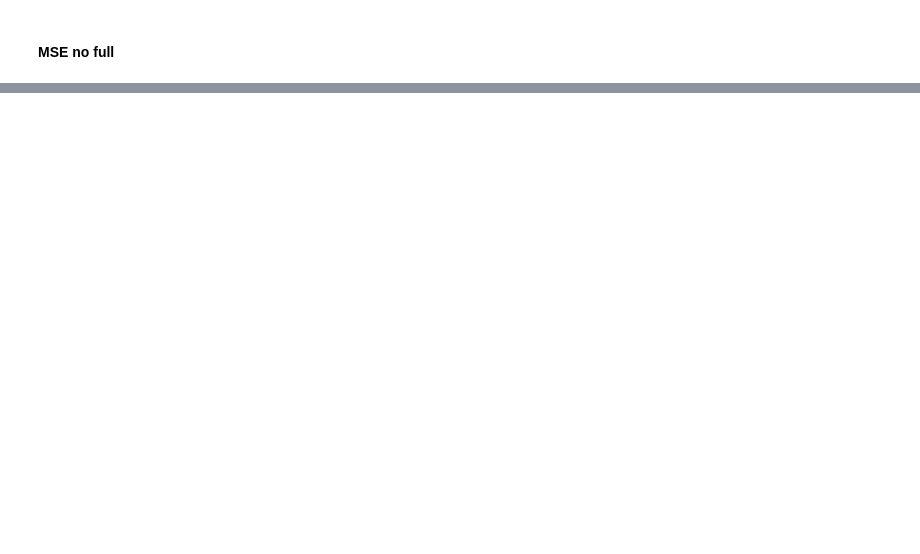
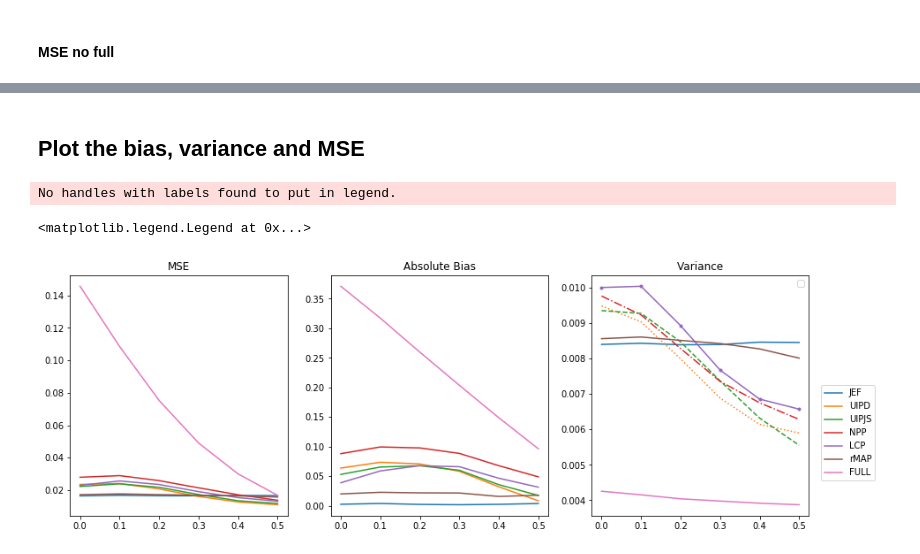
Before and after one commit to JINhuaqing/UIP, a Jupyter notebook: NormSetting/Norm_ana_MSE.ipynb, the cells around one changed output, grey strips where cells are left out. Drawn from its saved outputs; the diff is of its cells as text; code cells hidden in the pictures; blank space fills up the shorter version.

```diff
--- a/NormSetting/Norm_ana_MSE.ipynb
+++ b/NormSetting/Norm_ana_MSE.ipynb
@@ -190 +190,69 @@ rMAP     0.017268
 dtype: float64
+# %% [markdown]
+## Plot the bias, variance and MSE
+# %%
+n = 120
+fls = root.glob(f"SimBiostatR1*_n{n}.pkl")
+fls = list(fls)
+fls = sorted(fls, key=sortdir)
+# %%
+bias = ddict(list)
+varss = ddict(list)
+mses = ddict(list)
+thetas = []
+# %%
+for fl in fls:
+    thetaC = sortdir(fl)/100
+    thetas.append(thetaC)
+    cleanData = load_pkl(fl)
+    res = ObtainMSE(cleanData, thetaC)
+    for key in res.keys():
+        bias[key].append(np.mean(res[key]["Bias"]))
+        varss[key].append(np.mean(res[key]["Var"]))
+        mses[key].append(np.mean(res[key]["MSE"]))
+# %%
+fig = plt.figure(figsize=[15, 5])
+axes = fig.subplots(1, 3)
+
+low = 0
+up = 6
+axes[0].set_title("MSE")
+#axes[0].set_ylim([0, 0.05])
+axes[0].plot(thetas[low:up], mses["JEF"][low:up], "-", label="JEF")
+axes[0].plot(thetas[low:up], mses["UIPD"][low:up], label="UIPD")
+axes[0].plot(thetas[low:up], mses["UIPJS"][low:up], label="UIPJS")
+axes[0].plot(thetas[low:up], mses["NPP"][low:up], label="NPP")
+axes[0].plot(thetas[low:up], mses["LCP"][low:up], label="LCP")
+axes[0].plot(thetas[low:up], mses["rMAP"][low:up], label="rMAP")
+axes[0].plot(thetas[low:up], mses["FULL"][low:up], label="FULL")
+#plt.legend()
+
+axes[1].set_title("Absolute Bias")
+#axes[1].set_ylim([-0.01, 0.21])
+axes[1].plot(thetas[low:up], np.abs(bias["JEF"][low:up]), "-", label="JEF")
+axes[1].plot(thetas[low:up], np.abs(bias["UIPD"][low:up]), label="UIPD")
+axes[1].plot(thetas[low:up], np.abs(bias["UIPJS"][low:up]), label="UIPJS")
+axes[1].plot(thetas[low:up], np.abs(bias["NPP"][low:up]), label="NPP")
+axes[1].plot(thetas[low:up], np.abs(bias["LCP"][low:up]), label="LCP")
+axes[1].plot(thetas[low:up], np.abs(bias["rMAP"][low:up]), label="rMAP")
+axes[1].plot(thetas[low:up], np.abs(bias["FULL"][low:up]), label="FULL")
+plt.legend()
+
+
+axes[2].set_title("Variance")
+#axes[2].set_ylim([0.003, 0.01])
+axes[2].plot(thetas[low:up], varss["JEF"][low:up], "-", label="JEF")
+axes[2].plot(thetas[low:up], varss["UIPD"][low:up], ":", label="UIPD")
+axes[2].plot(thetas[low:up], varss["UIPJS"][low:up], "--", label="UIPJS")
+axes[2].plot(thetas[low:up], varss["NPP"][low:up], "-.", label="NPP")
+axes[2].plot(thetas[low:up], varss["LCP"][low:up],".-", label="LCP")
+axes[2].plot(thetas[low:up], varss["rMAP"][low:up], label="rMAP")
+axes[2].plot(thetas[low:up], varss["FULL"][low:up], label="FULL")
+#plt.legend()
+
+handles, labels = axes[0].get_legend_handles_labels()
+fig.legend(handles, labels, loc=(0.92, 0.20))
+# %% [output]
+No handles with labels found to put in legend.
+<matplotlib.legend.Legend at 0x...>
+[figure, added]
```
Also changed, not shown: parts of 12 cells of this notebook, 4 other files.
